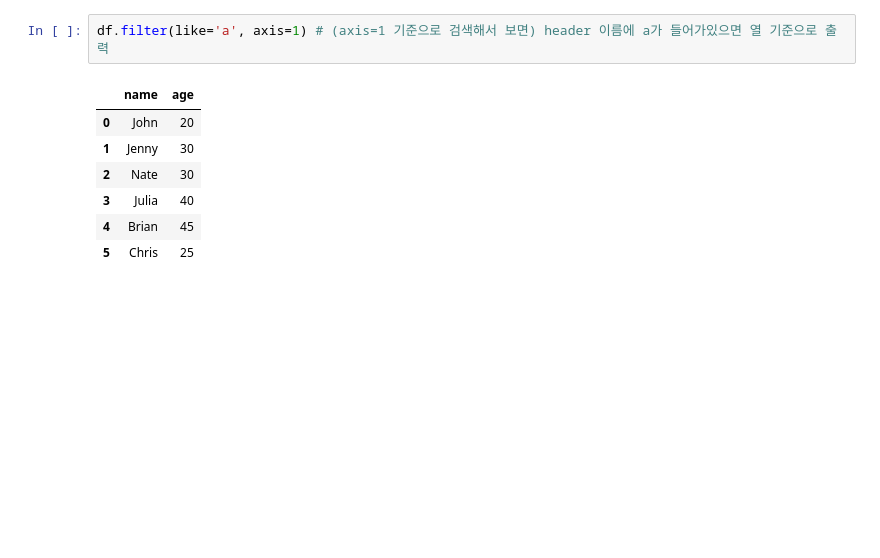
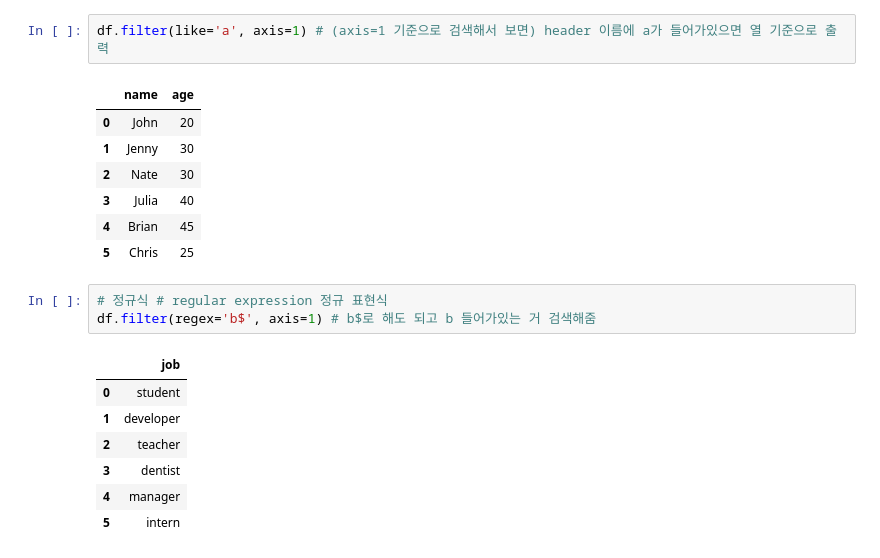
Before and after one commit to u8yes/AI, a Jupyter notebook: src/chap01/04_Pandas_20221109.ipynb, the cells around one changed output. Cells and saved outputs as stored; diff of their text form; blank space fills up the shorter version.

```diff
--- a/src/chap01/04_Pandas_20221109.ipynb
+++ b/src/chap01/04_Pandas_20221109.ipynb
@@ -334,3 +334,14 @@ df.filter(like='a', axis=1) # (axis=1 기준으로 검색해서 보면) header
 | 3 | Julia | 40 |
 | 4 | Brian | 45 |
 | 5 | Chris | 25 |
+# %%
+# 정규식 # regular expression 정규 표현식
+df.filter(regex='b$', axis=1) # b$로 해도 되고 b 들어가있는 거 검색해줌
+# %% [output]
+|  | job |
+| 0 | student |
+| 1 | developer |
+| 2 | teacher |
+| 3 | dentist |
+| 4 | manager |
+| 5 | intern |
```
